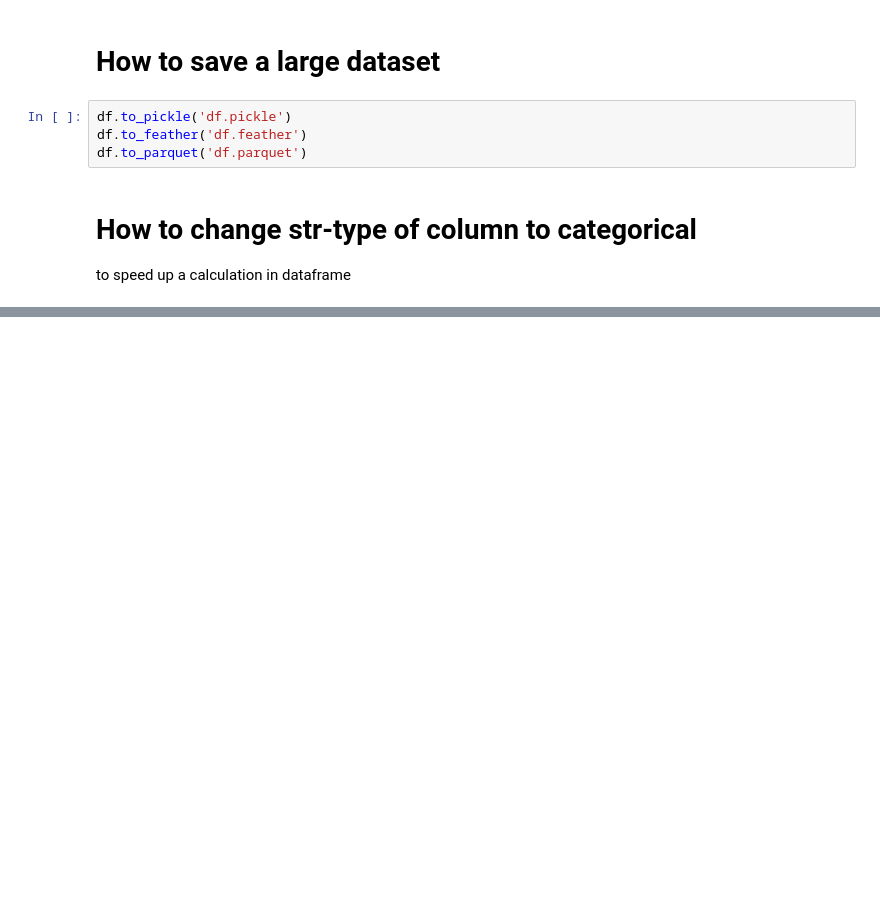
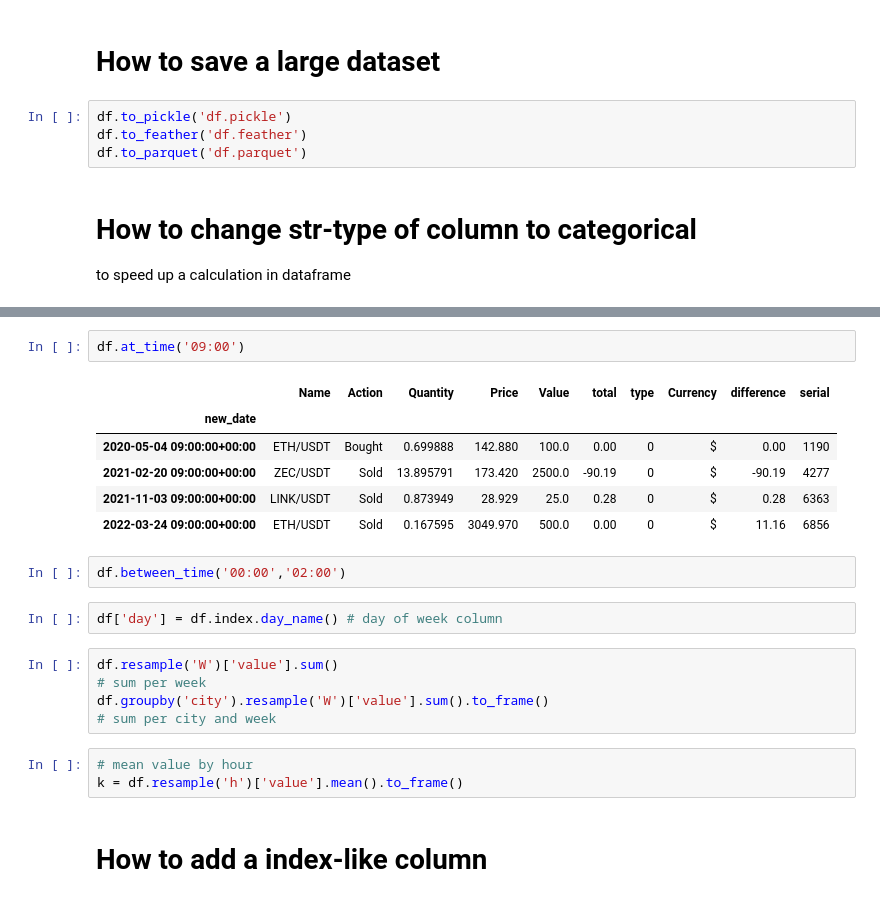
Before and after one commit to yegor-vynokurov/secrets_of_pandas, a Jupyter notebook: pandas_secrets.ipynb, the cells around one changed output, grey strips where cells are left out. Saved outputs shown, nothing was run; the diff lists cells and outputs as text; blank space fills up the shorter version.

```diff
--- a/pandas_secrets.ipynb
+++ b/pandas_secrets.ipynb
@@ -595,0 +625,23 @@ df['diff'] = df['diff'].astype('category')
+# %%
+df.at_time('09:00')
+# %% [output]
+|  | Name | Action | Quantity | Price | Value | total | type | Currency | difference | serial |
+| new_date |  |  |  |  |  |  |  |  |  |  |
+| 2020-05-04 09:00:00+00:00 | ETH/USDT | Bought | 0.699888 | 142.880 | 100.0 | 0.00 | 0 | $ | 0.00 | 1190 |
+| 2021-02-20 09:00:00+00:00 | ZEC/USDT | Sold | 13.895791 | 173.420 | 2500.0 | -90.19 | 0 | $ | -90.19 | 4277 |
+| 2021-11-03 09:00:00+00:00 | LINK/USDT | Sold | 0.873949 | 28.929 | 25.0 | 0.28 | 0 | $ | 0.28 | 6363 |
+| 2022-03-24 09:00:00+00:00 | ETH/USDT | Sold | 0.167595 | 3049.970 | 500.0 | 0.00 | 0 | $ | 11.16 | 6856 |
+# %%
+df.between_time('00:00','02:00')
+# %%
+df['day'] = df.index.day_name() # day of week column
+# %%
+df.resample('W')['value'].sum()
+# sum per week
+df.groupby('city').resample('W')['value'].sum().to_frame()
+# sum per city and week
+# %%
+# mean value by hour
+k = df.resample('h')['value'].mean().to_frame()
+# %% [markdown]
+# How to add a index-like column
```
Also changed, not shown: parts of 36 cells of this notebook.
